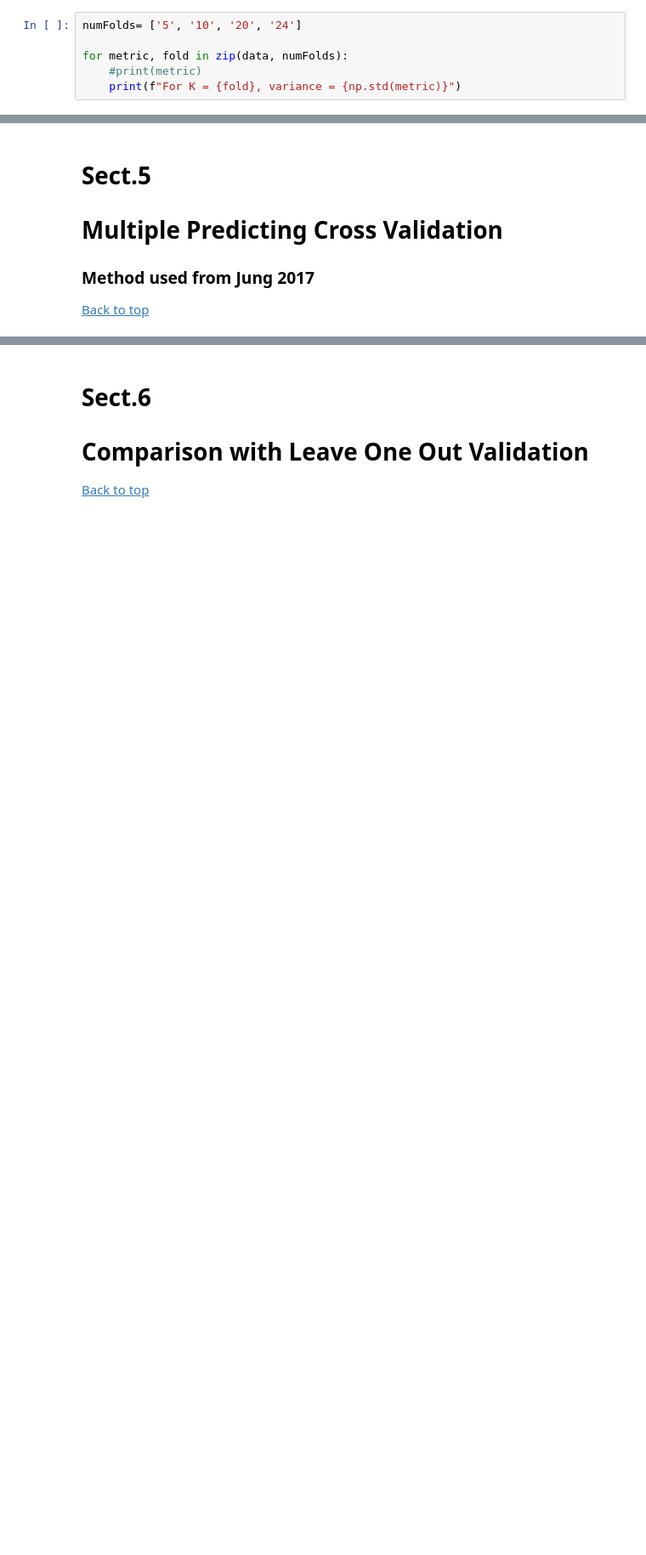
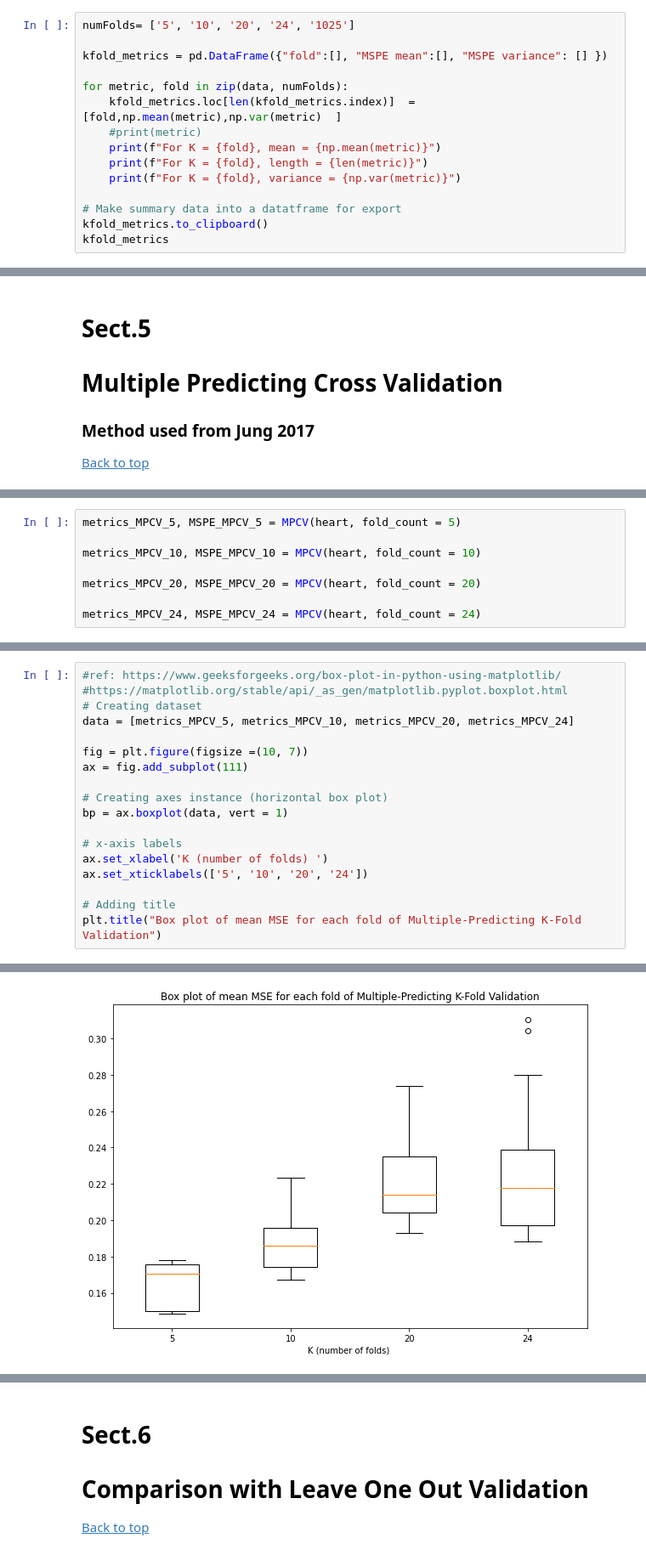
Before and after one commit to rsvpros/K-fold-CV-investigation, a Jupyter notebook: K-fold-CV.ipynb, the cells around one changed output, grey strips where cells are left out. Shown at 85% size. Drawn from its saved outputs; the diff is of its cells as text; blank space fills up the shorter version.

Commit message:
MPCV working, tables made

```diff
--- a/K-fold-CV.ipynb
+++ b/K-fold-CV.ipynb
@@ -731,7 +779,16 @@ print()
 # %%
-numFolds= ['5', '10', '20', '24']
+numFolds= ['5', '10', '20', '24', '1025']
+
+kfold_metrics = pd.DataFrame({"fold":[], "MSPE mean":[], "MSPE variance": [] })
 
 for metric, fold in zip(data, numFolds):
+    kfold_metrics.loc[len(kfold_metrics.index)]  =[fold,np.mean(metric),np.var(metric)  ]
     #print(metric)
-    print(f"For K = {fold}, variance = {np.std(metric)}")
+    print(f"For K = {fold}, mean = {np.mean(metric)}")
+    print(f"For K = {fold}, length = {len(metric)}")
+    print(f"For K = {fold}, variance = {np.var(metric)}")
+
+# Make summary data into a datatframe for export
+kfold_metrics.to_clipboard()
+kfold_metrics
 # %% [output]
@@ -747,0 +1033,8 @@ For K = 24, variance = 0.04592285769743423
+# %%
+metrics_MPCV_5, MSPE_MPCV_5 = MPCV(heart, fold_count = 5)
+
+metrics_MPCV_10, MSPE_MPCV_10 = MPCV(heart, fold_count = 10)
+
+metrics_MPCV_20, MSPE_MPCV_20 = MPCV(heart, fold_count = 20)
+
+metrics_MPCV_24, MSPE_MPCV_24 = MPCV(heart, fold_count = 24)
@@ -747,0 +1061,19 @@ For K = 24, variance = 0.04592285769743423
+# %%
+#ref: https://www.geeksforgeeks.org/box-plot-in-python-using-matplotlib/
+#https://matplotlib.org/stable/api/_as_gen/matplotlib.pyplot.boxplot.html
+# Creating dataset
+data = [metrics_MPCV_5, metrics_MPCV_10, metrics_MPCV_20, metrics_MPCV_24]
+
+fig = plt.figure(figsize =(10, 7))
+ax = fig.add_subplot(111)
+
+# Creating axes instance (horizontal box plot)
+bp = ax.boxplot(data, vert = 1)
+
+# x-axis labels
+ax.set_xlabel('K (number of folds) ')
+ax.set_xticklabels(['5', '10', '20', '24'])
+
+# Adding title
+plt.title("Box plot of mean MSE for each fold of Multiple-Predicting K-Fold Validation")
+# %% [output]
@@ -747,0 +1081 @@ For K = 24, variance = 0.04592285769743423
+[figure, added]
```
Also changed, not shown: parts of 24 cells of this notebook.
